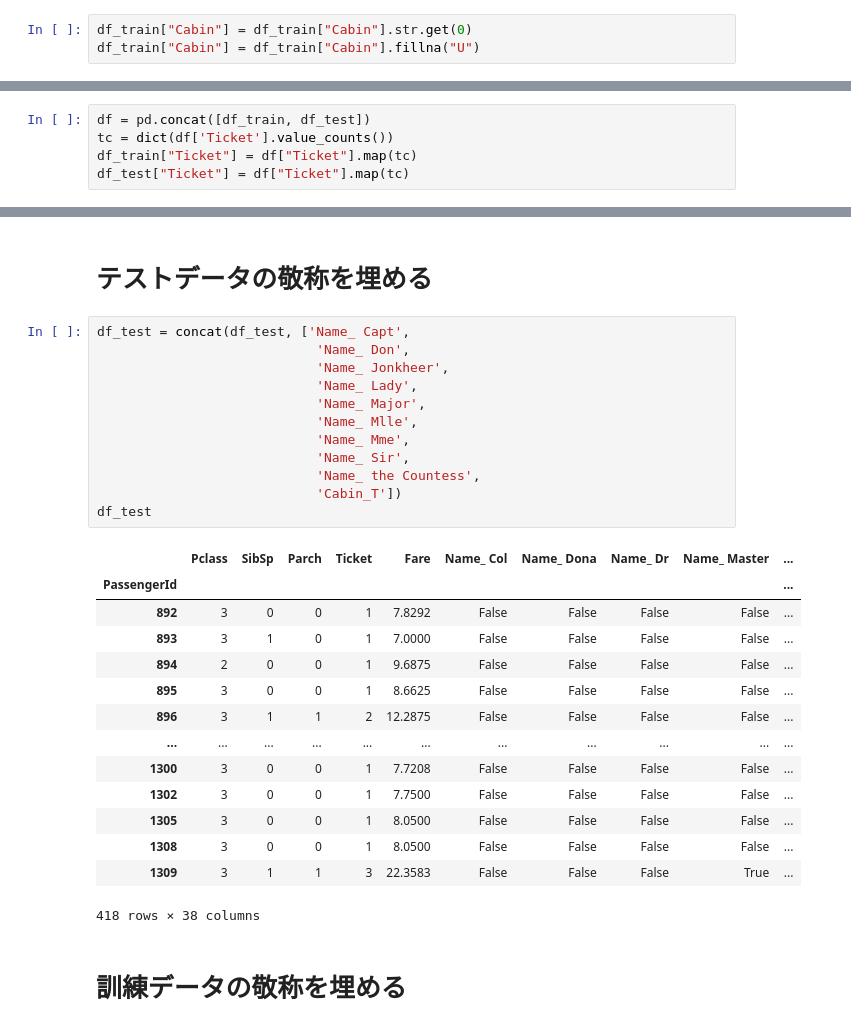
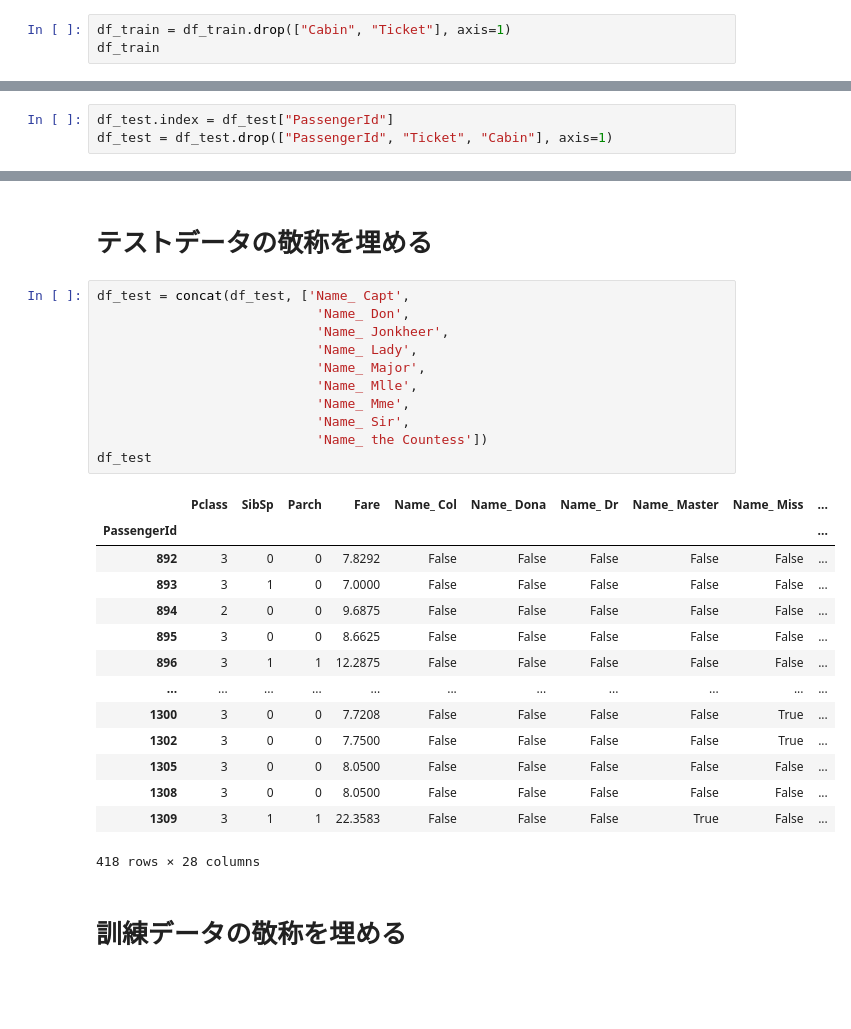
Before and after one commit to NTanaka1994/omoitsuki, a Jupyter notebook: titanic2.ipynb, the cells around one changed output, grey strips where cells are left out. Drawn from its saved outputs; the diff is of its cells as text; blank space fills up the shorter version.

```diff
--- a/titanic2.ipynb
+++ b/titanic2.ipynb
@@ -71,5 +71,5 @@ memory usage: 83.7+ KB
 # 使用しない変数の削除
 Ticketはどう特徴量にすべきかわからなく、Cabinは欠損が多すぎるため。
 # %%
-df_train["Cabin"] = df_train["Cabin"].str.get(0)
-df_train["Cabin"] = df_train["Cabin"].fillna("U")
+df_train = df_train.drop(["Cabin", "Ticket"], axis=1)
+df_train
@@ -172,5 +115,0 @@ df_test
-# %%
-df = pd.concat([df_train, df_test])
-tc = dict(df['Ticket'].value_counts())
-df_train["Ticket"] = df["Ticket"].map(tc)
-df_test["Ticket"] = df["Ticket"].map(tc)
@@ -270,0 +235,3 @@ dtype: int64
+# %%
+df_test.index = df_test["PassengerId"]
+df_test = df_test.drop(["PassengerId", "Ticket", "Cabin"], axis=1)
@@ -427,30 +409,29 @@ def concat(df, columns):
 # %%
 df_test = concat(df_test, ['Name_ Capt',
                             'Name_ Don',
                             'Name_ Jonkheer',
                             'Name_ Lady',
                             'Name_ Major',
                             'Name_ Mlle',
                             'Name_ Mme',
                             'Name_ Sir',
-                            'Name_ the Countess',
-                            'Cabin_T'])
+                            'Name_ the Countess'])
 df_test
 # %% [output]
-|  | Pclass | SibSp | Parch | Ticket | Fare | Name_ Col | Name_ Dona | Name_ Dr | Name_ Master | ... |
+|  | Pclass | SibSp | Parch | Fare | Name_ Col | Name_ Dona | Name_ Dr | Name_ Master | Name_ Miss | ... |
 | PassengerId |  |  |  |  |  |  |  |  |  | ... |
-| 892 | 3 | 0 | 0 | 1 | 7.8292 | False | False | False | False | ... |
-| 893 | 3 | 1 | 0 | 1 | 7.0000 | False | False | False | False | ... |
-| 894 | 2 | 0 | 0 | 1 | 9.6875 | False | False | False | False | ... |
-| 895 | 3 | 0 | 0 | 1 | 8.6625 | False | False | False | False | ... |
-| 896 | 3 | 1 | 1 | 2 | 12.2875 | False | False | False | False | ... |
+| 892 | 3 | 0 | 0 | 7.8292 | False | False | False | False | False | ... |
+| 893 | 3 | 1 | 0 | 7.0000 | False | False | False | False | False | ... |
+| 894 | 2 | 0 | 0 | 9.6875 | False | False | False | False | False | ... |
+| 895 | 3 | 0 | 0 | 8.6625 | False | False | False | False | False | ... |
+| 896 | 3 | 1 | 1 | 12.2875 | False | False | False | False | False | ... |
 | ... | ... | ... | ... | ... | ... | ... | ... | ... | ... | ... |
-| 1300 | 3 | 0 | 0 | 1 | 7.7208 | False | False | False | False | ... |
-| 1302 | 3 | 0 | 0 | 1 | 7.7500 | False | False | False | False | ... |
-| 1305 | 3 | 0 | 0 | 1 | 8.0500 | False | False | False | False | ... |
-| 1308 | 3 | 0 | 0 | 1 | 8.0500 | False | False | False | False | ... |
-| 1309 | 3 | 1 | 1 | 3 | 22.3583 | False | False | False | True | ... |
+| 1300 | 3 | 0 | 0 | 7.7208 | False | False | False | False | True | ... |
+| 1302 | 3 | 0 | 0 | 7.7500 | False | False | False | False | True | ... |
+| 1305 | 3 | 0 | 0 | 8.0500 | False | False | False | False | False | ... |
+| 1308 | 3 | 0 | 0 | 8.0500 | False | False | False | False | False | ... |
+| 1309 | 3 | 1 | 1 | 22.3583 | False | False | False | True | False | ... |
-418 rows × 38 columns
+418 rows × 28 columns
 # %% [markdown]
 # 訓練データの敬称を埋める
 # %%
```
Also changed, not shown: parts of 64 cells of this notebook.
